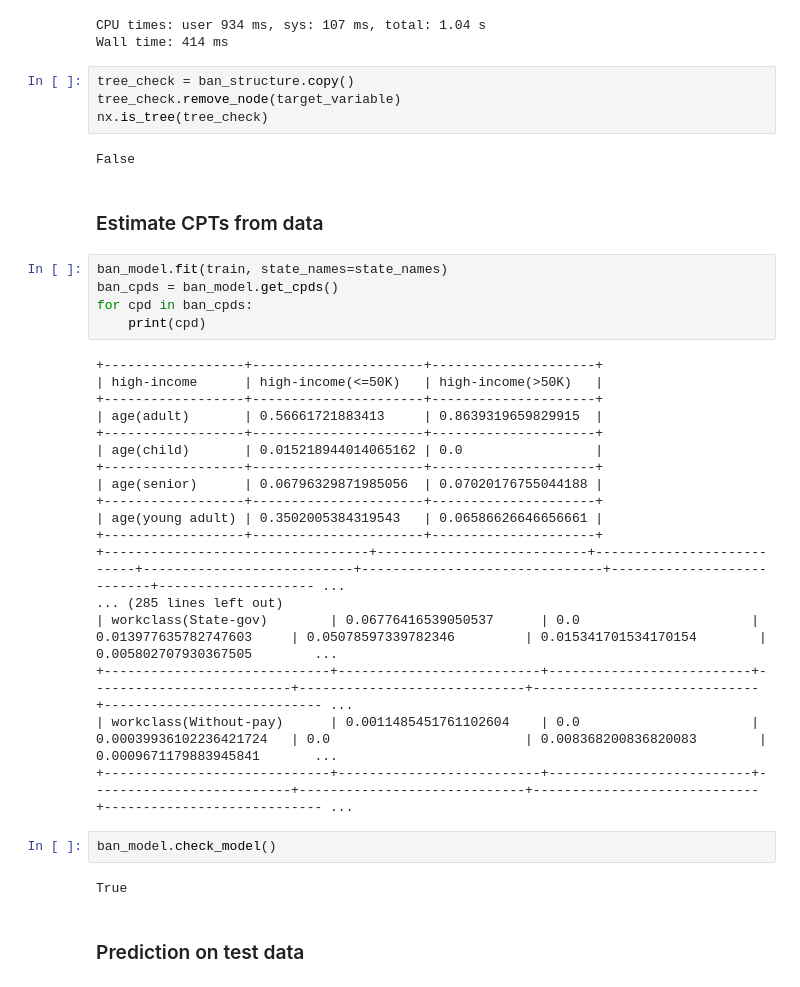
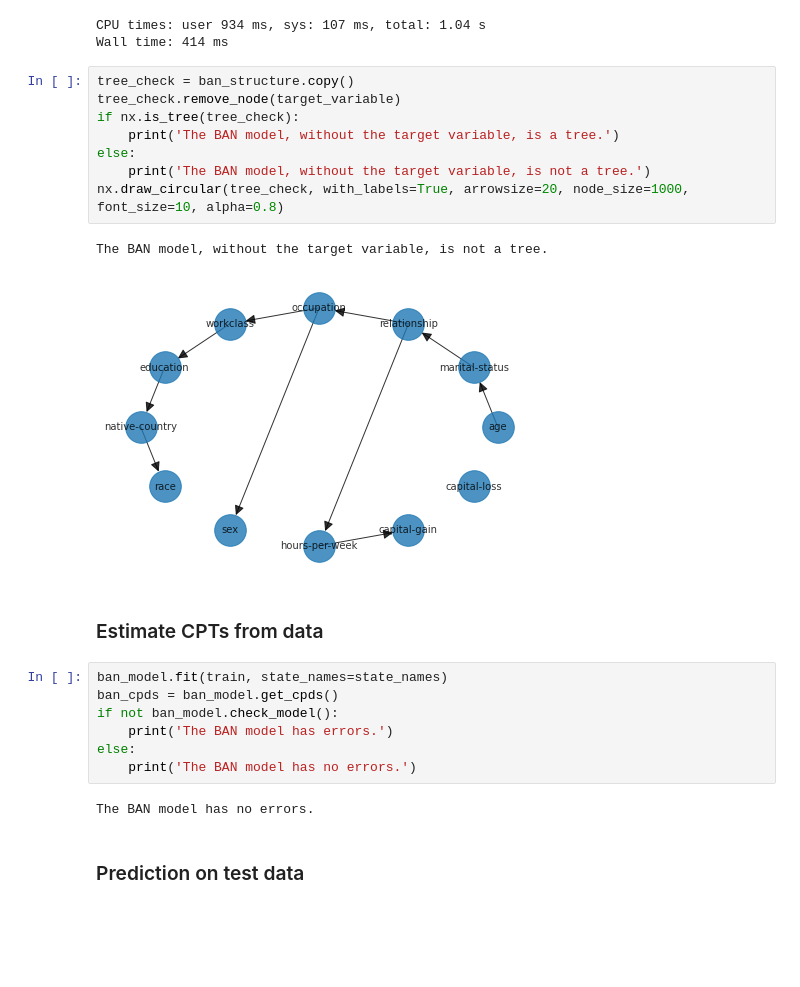
Before and after one commit to Wadaboa/bayesian-net-classifier, a Jupyter notebook: classify.ipynb, the cells around one changed output. Drawn from its saved outputs; the diff is of its cells as text; blank space fills up the shorter version.

```diff
--- a/classify.ipynb
+++ b/classify.ipynb
@@ -410,41 +363,28 @@ plt.show()
 [figure]
 CPU times: user 934 ms, sys: 107 ms, total: 1.04 s
 Wall time: 414 ms
-# %%
-tree_check = ban_structure.copy()
-tree_check.remove_node(target_variable)
-nx.is_tree(tree_check)
-# %% [output]
-False
+# %%
+tree_check = ban_structure.copy()
+tree_check.remove_node(target_variable)
+if nx.is_tree(tree_check):
+    print('The BAN model, without the target variable, is a tree.')
+else:
+    print('The BAN model, without the target variable, is not a tree.')
+nx.draw_circular(tree_check, with_labels=True, arrowsize=20, node_size=1000, font_size=10, alpha=0.8)
+# %% [output]
+The BAN model, without the target variable, is not a tree.
+[figure, added]
 # %% [markdown]
 ### Estimate CPTs from data
 # %%
 ban_model.fit(train, state_names=state_names)
 ban_cpds = ban_model.get_cpds()
-for cpd in ban_cpds:
-    print(cpd)
+if not ban_model.check_model():
+    print('The BAN model has errors.')
+else:
+    print('The BAN model has no errors.')
 # %% [output]
-+------------------+----------------------+---------------------+
-| high-income      | high-income(<=50K)   | high-income(>50K)   |
-+------------------+----------------------+---------------------+
-| age(adult)       | 0.56661721883413     | 0.8639319659829915  |
-+------------------+----------------------+---------------------+
-| age(child)       | 0.015218944014065162 | 0.0                 |
-+------------------+----------------------+---------------------+
-| age(senior)      | 0.06796329871985056  | 0.07020176755044188 |
-+------------------+----------------------+---------------------+
-| age(young adult) | 0.3502005384319543   | 0.06586626646656661 |
-+------------------+----------------------+---------------------+
-+----------------------------------+---------------------------+---------------------------+---------------------------+-------------------------------+---------------------------+-------------------- ...
-... (285 lines left out)
-| workclass(State-gov)        | 0.06776416539050537      | 0.0                      | 0.013977635782747603     | 0.05078597339782346         | 0.015341701534170154        | 0.005802707930367505        ...
-+-----------------------------+--------------------------+--------------------------+--------------------------+-----------------------------+-----------------------------+---------------------------- ...
-| workclass(Without-pay)      | 0.0011485451761102604    | 0.0                      | 0.00039936102236421724   | 0.0                         | 0.008368200836820083        | 0.0009671179883945841       ...
-+-----------------------------+--------------------------+--------------------------+--------------------------+-----------------------------+-----------------------------+---------------------------- ...
+The BAN model has no errors.
-# %%
-ban_model.check_model()
-# %% [output]
-True
 # %% [markdown]
 ### Prediction on test data
 # %%
```
Also changed, not shown: parts of 15 cells of this notebook.
